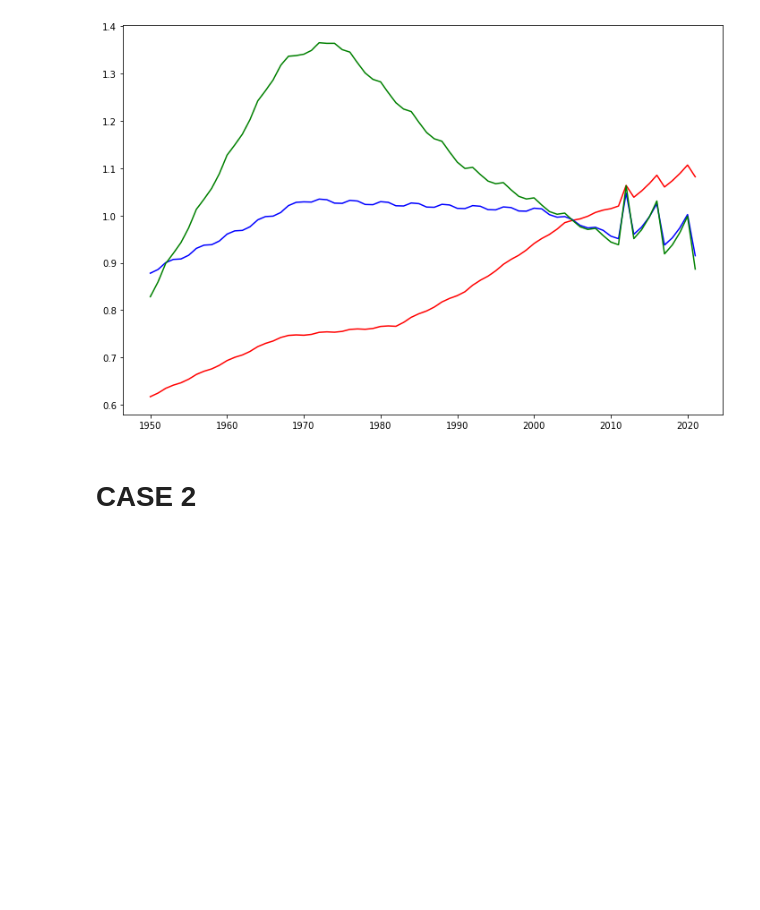
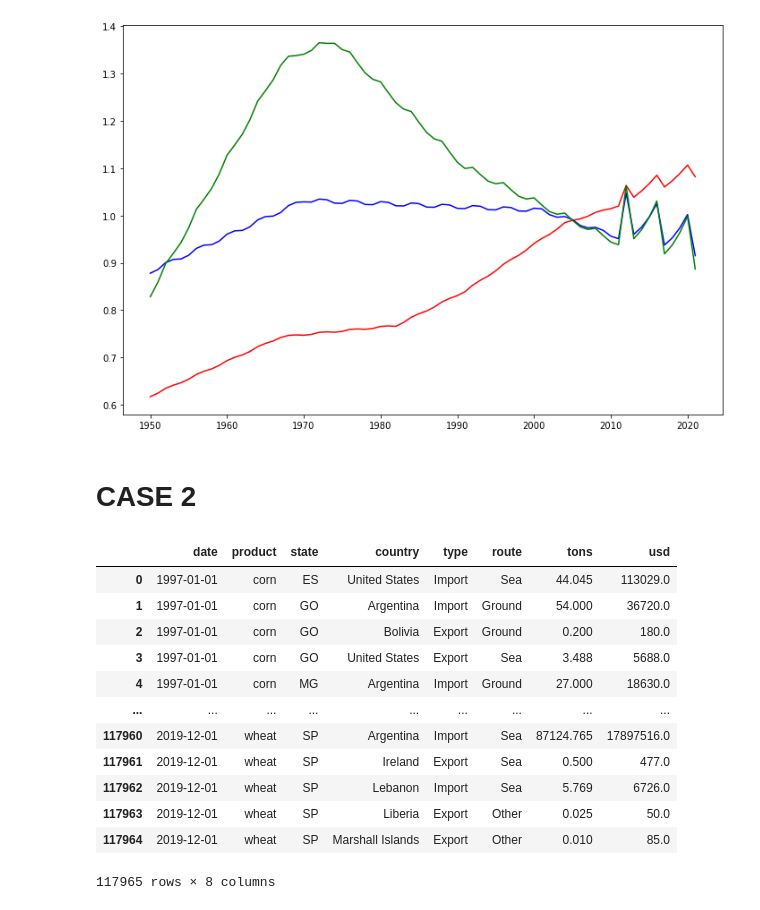
Before and after one commit to yguenka/4intelligence-Case, a Jupyter notebook: Data Analysis Skill Test.ipynb, the cells around one changed output. Saved outputs shown, nothing was run; the diff lists cells and outputs as text; code cells hidden in the pictures; blank space fills up the shorter version.

```diff
--- a/Data Analysis Skill Test.ipynb
+++ b/Data Analysis Skill Test.ipynb
@@ -312,3 +312,20 @@ plt.show()
 [figure]
 # %% [markdown]
 # CASE 2
+# %%
+df = pd.read_csv('data_comexstat.csv', encoding='latin-1')
+df
+# %% [output]
+|  | date | product | state | country | type | route | tons | usd |
+| 0 | 1997-01-01 | corn | ES | United States | Import | Sea | 44.045 | 113029.0 |
+| 1 | 1997-01-01 | corn | GO | Argentina | Import | Ground | 54.000 | 36720.0 |
+| 2 | 1997-01-01 | corn | GO | Bolivia | Export | Ground | 0.200 | 180.0 |
+| 3 | 1997-01-01 | corn | GO | United States | Export | Sea | 3.488 | 5688.0 |
+| 4 | 1997-01-01 | corn | MG | Argentina | Import | Ground | 27.000 | 18630.0 |
+| ... | ... | ... | ... | ... | ... | ... | ... | ... |
+| 117960 | 2019-12-01 | wheat | SP | Argentina | Import | Sea | 87124.765 | 17897516.0 |
+| 117961 | 2019-12-01 | wheat | SP | Ireland | Export | Sea | 0.500 | 477.0 |
+| 117962 | 2019-12-01 | wheat | SP | Lebanon | Import | Sea | 5.769 | 6726.0 |
+| 117963 | 2019-12-01 | wheat | SP | Liberia | Export | Other | 0.025 | 50.0 |
+| 117964 | 2019-12-01 | wheat | SP | Marshall Islands | Export | Other | 0.010 | 85.0 |
+117965 rows × 8 columns
```
Also changed, not shown: 15 other files.
